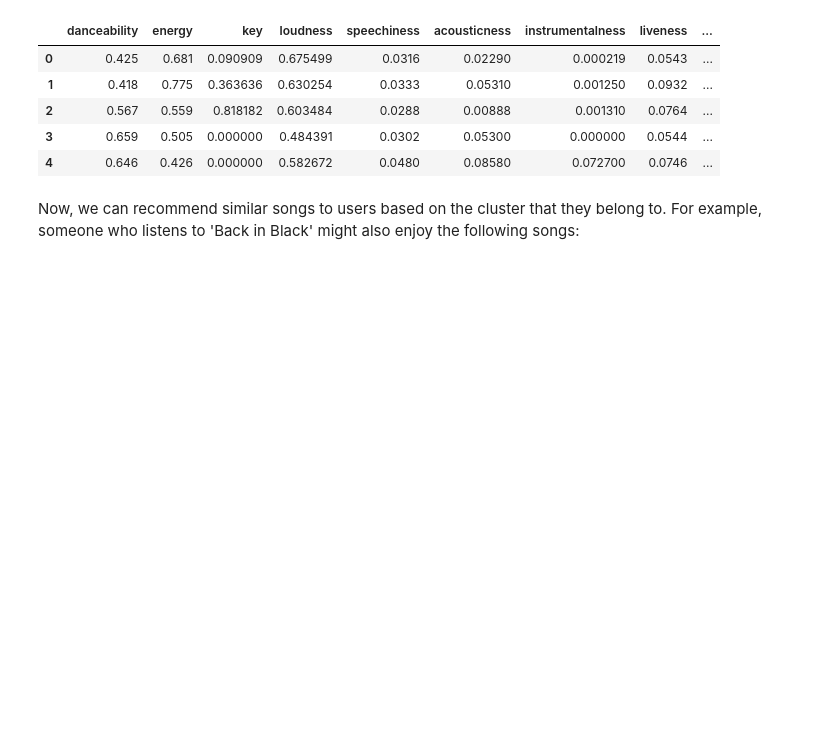
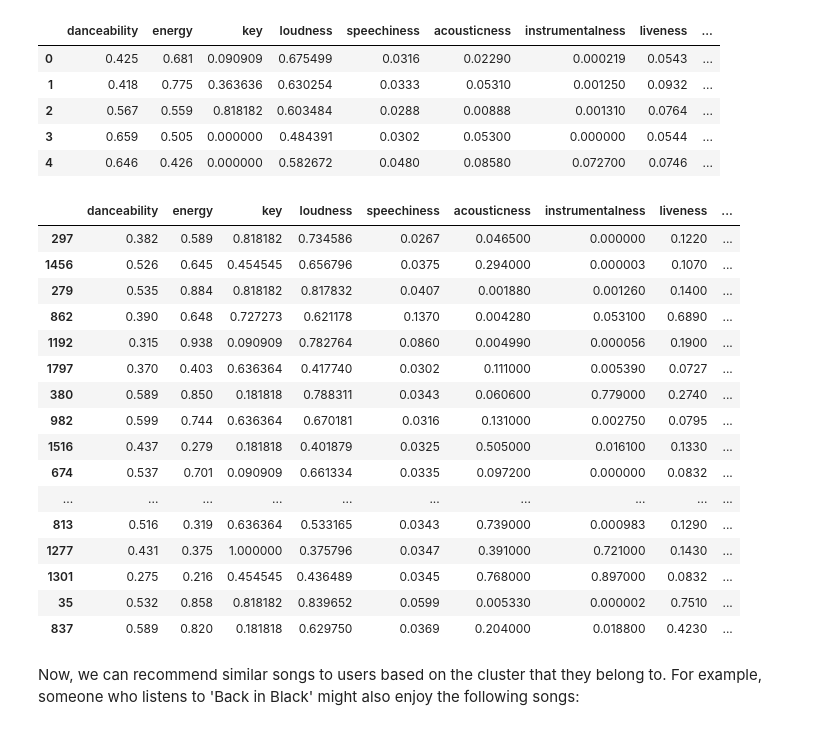
Before and after one commit to uic-cs418/cs418-s20-the-diatonics, a Jupyter notebook: CS418-Project.ipynb, the cells around one changed output. Cells and saved outputs as stored; diff of their text form; code cells hidden in the pictures; blank space fills up the shorter version.

```diff
--- a/CS418-Project.ipynb
+++ b/CS418-Project.ipynb
@@ -108,6 +109,26 @@ tracks_with_audio_features.head()
 | 2 | 0.567 | 0.559 | 0.818182 | 0.603484 | 0.0288 | 0.00888 | 0.001310 | 0.0764 | ... |
 | 3 | 0.659 | 0.505 | 0.000000 | 0.484391 | 0.0302 | 0.05300 | 0.000000 | 0.0544 | ... |
 | 4 | 0.646 | 0.426 | 0.000000 | 0.582672 | 0.0480 | 0.08580 | 0.072700 | 0.0746 | ... |
+# %%
+center
+# %% [output]
+|  | danceability | energy | key | loudness | speechiness | acousticness | instrumentalness | liveness | ... |
+| 297 | 0.382 | 0.589 | 0.818182 | 0.734586 | 0.0267 | 0.046500 | 0.000000 | 0.1220 | ... |
+| 1456 | 0.526 | 0.645 | 0.454545 | 0.656796 | 0.0375 | 0.294000 | 0.000003 | 0.1070 | ... |
+| 279 | 0.535 | 0.884 | 0.818182 | 0.817832 | 0.0407 | 0.001880 | 0.001260 | 0.1400 | ... |
+| 862 | 0.390 | 0.648 | 0.727273 | 0.621178 | 0.1370 | 0.004280 | 0.053100 | 0.6890 | ... |
+| 1192 | 0.315 | 0.938 | 0.090909 | 0.782764 | 0.0860 | 0.004990 | 0.000056 | 0.1900 | ... |
+| 1797 | 0.370 | 0.403 | 0.636364 | 0.417740 | 0.0302 | 0.111000 | 0.005390 | 0.0727 | ... |
+| 380 | 0.589 | 0.850 | 0.181818 | 0.788311 | 0.0343 | 0.060600 | 0.779000 | 0.2740 | ... |
+| 982 | 0.599 | 0.744 | 0.636364 | 0.670181 | 0.0316 | 0.131000 | 0.002750 | 0.0795 | ... |
+| 1516 | 0.437 | 0.279 | 0.181818 | 0.401879 | 0.0325 | 0.505000 | 0.016100 | 0.1330 | ... |
+| 674 | 0.537 | 0.701 | 0.090909 | 0.661334 | 0.0335 | 0.097200 | 0.000000 | 0.0832 | ... |
+| ... | ... | ... | ... | ... | ... | ... | ... | ... | ... |
+| 813 | 0.516 | 0.319 | 0.636364 | 0.533165 | 0.0343 | 0.739000 | 0.000983 | 0.1290 | ... |
+| 1277 | 0.431 | 0.375 | 1.000000 | 0.375796 | 0.0347 | 0.391000 | 0.721000 | 0.1430 | ... |
+| 1301 | 0.275 | 0.216 | 0.454545 | 0.436489 | 0.0345 | 0.768000 | 0.897000 | 0.0832 | ... |
+| 35 | 0.532 | 0.858 | 0.818182 | 0.839652 | 0.0599 | 0.005330 | 0.000002 | 0.7510 | ... |
+| 837 | 0.589 | 0.820 | 0.181818 | 0.629750 | 0.0369 | 0.204000 | 0.018800 | 0.4230 | ... |
 # %% [markdown]
 Now, we can recommend similar songs to users based on the cluster that they belong to. For example, someone who listens to 'Back in Black' might also enjoy the following songs:
 # %%
```
Also changed, not shown: parts of 4 cells of this notebook.
